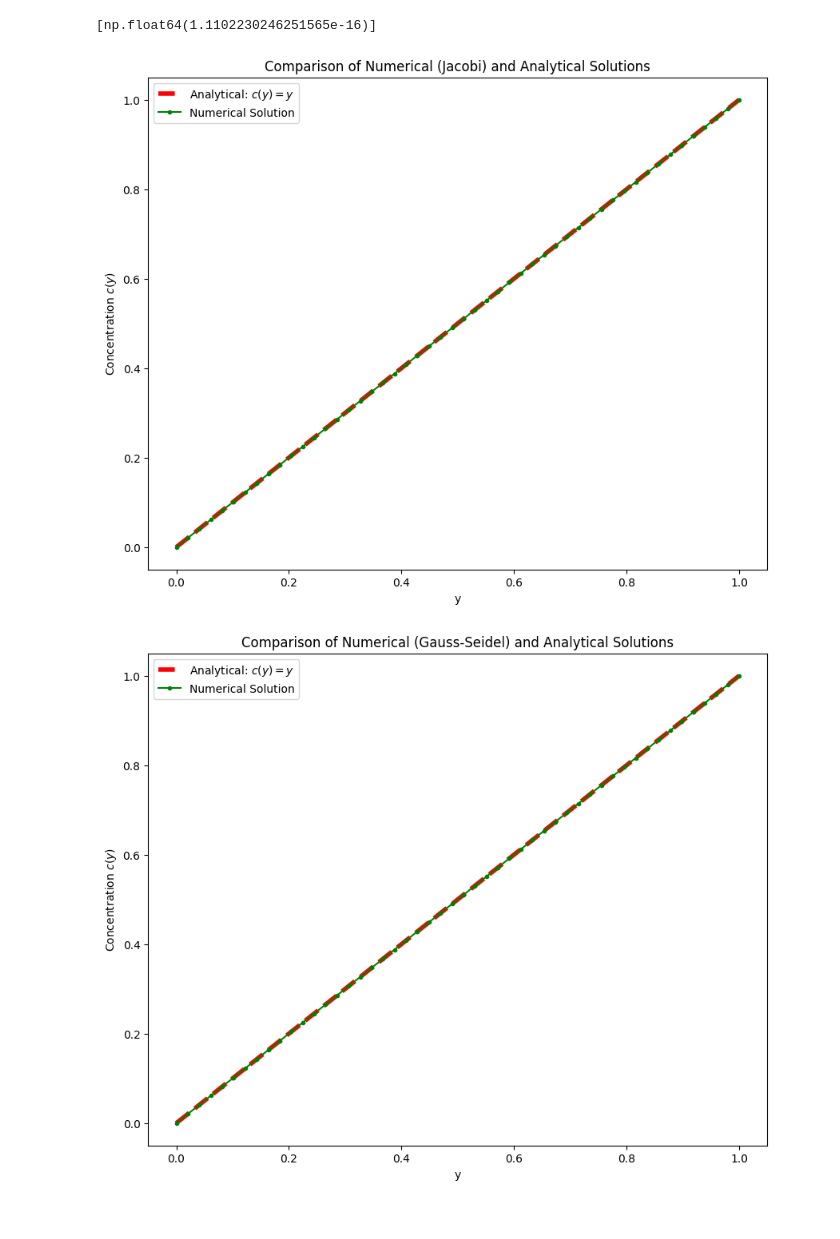
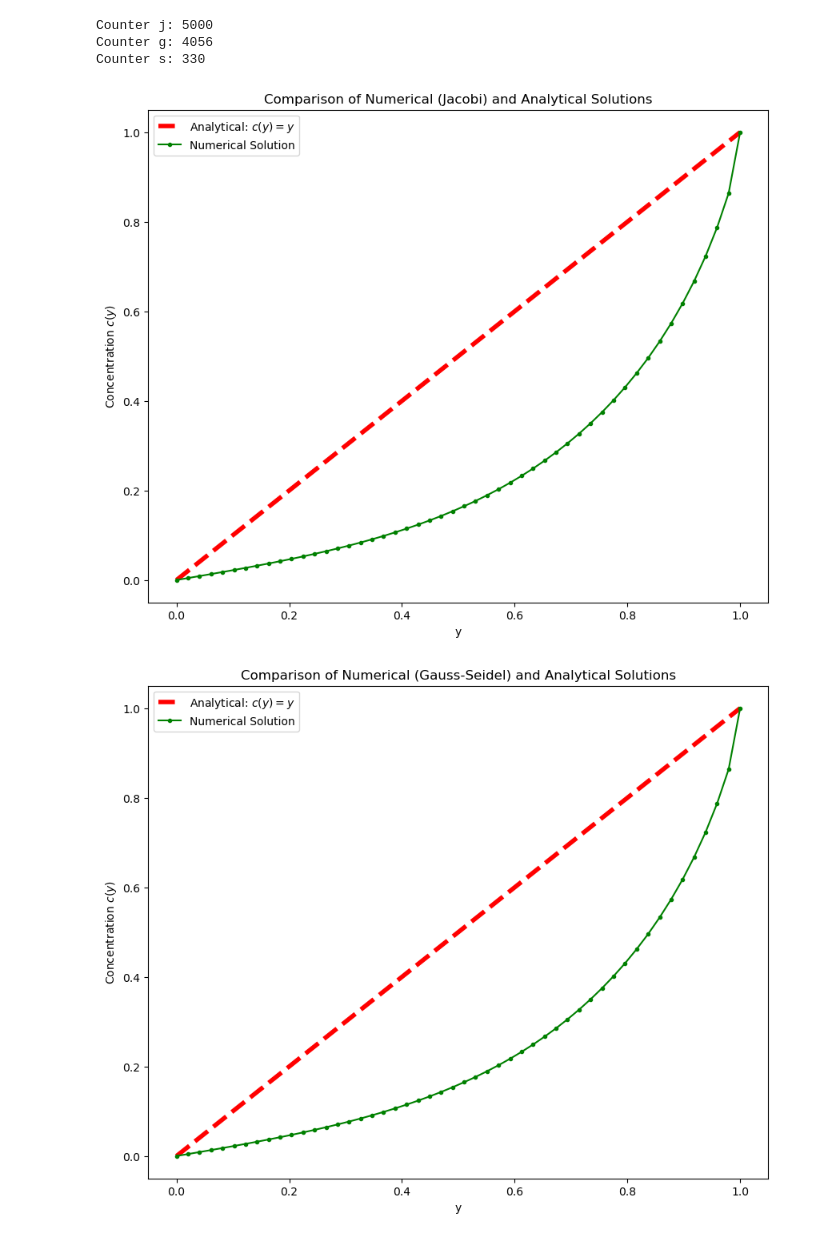
Before and after one commit to francescotiepolo/scientific_computing_assignment1, a Jupyter notebook: plots_1_6.ipynb, the cells around one changed output. Cells and saved outputs as stored; diff of their text form; code cells hidden in the pictures.

```diff
--- a/plots_1_6.ipynb
+++ b/plots_1_6.ipynb
@@ -6,24 +6,21 @@ from src.funs_1_6_jacobi import jacobi_iteration
 from src.funs_1_6_gauss import gauss_seidel_iteration
 from src.funs_1_6_successive_over_relaxation import successive_over_relaxation
 
-# grid with boundary conditions c(y) = y
-Ny = 50  # N grid points along y
-Nx = 50  # N grid points along x
-grid = np.zeros((Ny, Nx))
+grid = np.zeros((50, 50))
+grid[0, :] = 0   # bottom: c = 0
+grid[-1, :] = 1   # top: c = 1
+grid[:, 0] = grid[:, -1]  # enforce periodicity in x
 
-# boundary condition
-for i in range(Ny):
-    grid[i, :] = i / (Ny - 1)  # Normalize
-
-w = 1.85
-numerical_solution_j, counter_j = jacobi_iteration(grid, 50, 5)
-numerical_solution_g, counter_g = gauss_seidel_iteration(grid, 50, 5)
-numerical_solution_s, counter_s = successive_over_relaxation(grid, 50, w, 5)
-print(counter_j)
+numerical_solution_j, counter_j = jacobi_iteration(grid.copy(), 10000, 15)
+numerical_solution_g, counter_g = gauss_seidel_iteration(grid.copy(), 10000, 15)
+numerical_solution_s, counter_s = successive_over_relaxation(grid.copy(), 10000, 1.85, 15)
+print(f'Counter j: {counter_j}')
+print(f'Counter g: {counter_g}')
+print(f'Counter s: {counter_s}')
 y_values = np.linspace(0, 1, Ny)
-numerical_profile_j = numerical_solution_j[:, Nx//2]  # for comparison (middle column)
-numerical_profile_g = numerical_solution_g[:, Nx//2]
-numerical_profile_s = numerical_solution_s[:, Nx//2]
+numerical_profile_j = np.mean(numerical_solution_j, axis=1)
+numerical_profile_g = np.mean(numerical_solution_g, axis=1)
+numerical_profile_s = np.mean(numerical_solution_s, axis=1)
 analytical_profile = y_values  # Since c(y) = y analytically
 
 plt.figure(figsize=(10, 8))
@@ -65,36 +62,37 @@ os.makedirs(save_folder, exist_ok=True)
 save_path = os.path.join(save_folder, f'1_6_successive_over_relaxation_plot.png')
 plt.savefig(save_path, dpi=300)
 plt.show()
-"""
+
 p_list = [0, 1, 2, 3, 4, 5, 6, 7, 8, 9, 10]
 w_list = [1.0, 1.1, 1.2, 1.3, 1.4, 1.5, 1.6, 1.7, 1.8, 1.9, 2.0]
 jacobi_iters, gs_iters, sor_iters = [], [], []
 
 for p in p_list:
     numerical_solution_j, counter_j = jacobi_iteration(grid, 50, p)
     numerical_solution_g, counter_g = gauss_seidel_iteration(grid, 50, p)
     numerical_solution_s, counter_s = successive_over_relaxation(grid, 50, w, p)
     print(counter_j)
     jacobi_iters.append(counter_j)
     gs_iters.append(counter_g)
     sor_iters.append(counter_s)
 
 
 # Plot the results
 plt.figure(figsize=(10, 8))
 plt.plot(p_list, jacobi_iters, "b-o", label="Jacobi")
 plt.plot(p_list, gs_iters, "r-s", label="Gauss-Seidel")
 plt.plot(p_list, sor_iters, "g-^", label=f"SOR (w={w})")
 
 plt.yscale("log")  # Log scale for iterations
 plt.xlabel("p")
 plt.ylabel("Iterations k")
 plt.legend()
 plt.title("Convergence of Iterative Methods")
 plt.grid(True, which="both", linestyle="--")
 plt.show()
-"""
 # %% [output]
-[np.float64(1.1102230246251565e-16)]
+Counter j: 5000
+Counter g: 4056
+Counter s: 330
-[figure, old version]
+[figure, new version]
-[figure, old version]
+[figure, new version]
```
Also changed, not shown: parts of 1 cell of this notebook, 4 other files.
